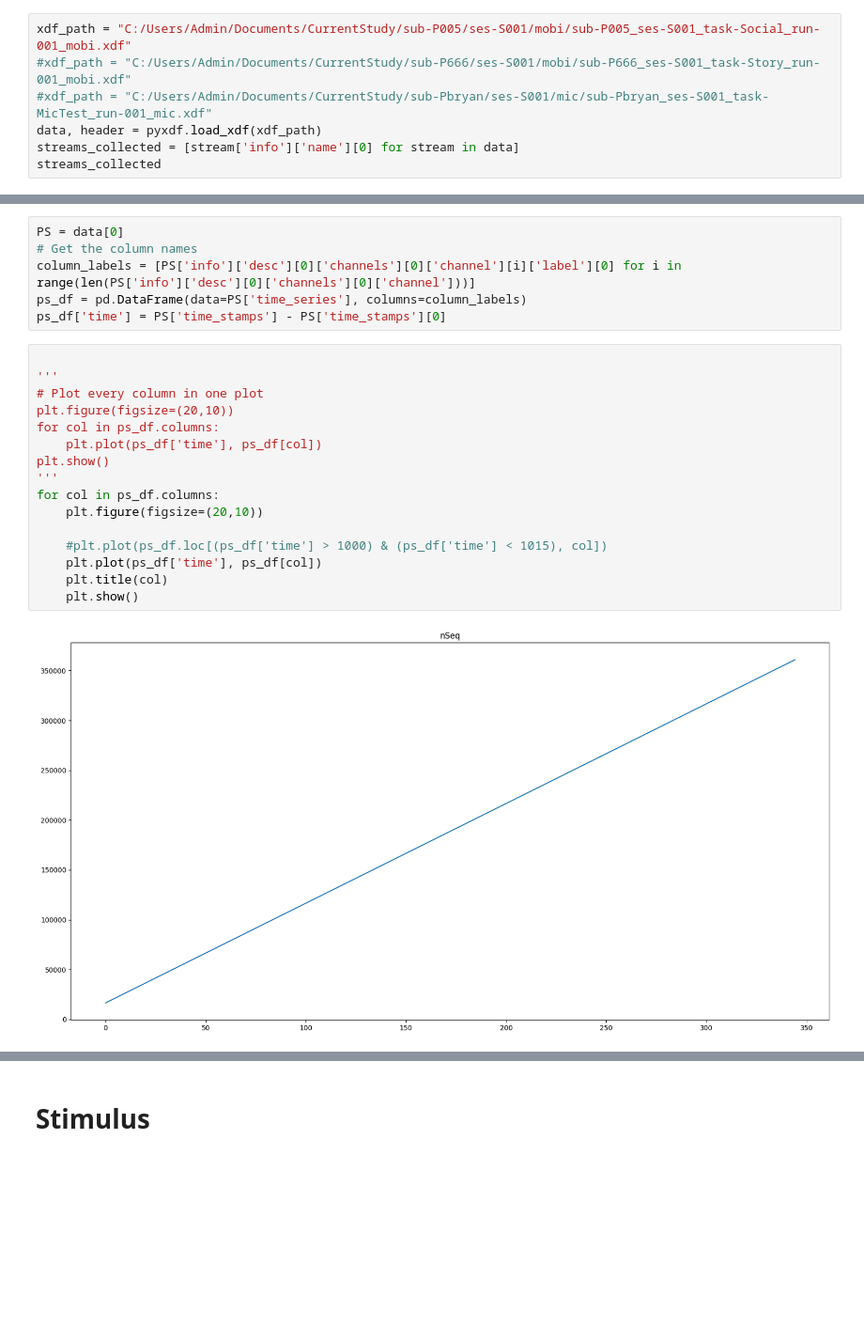
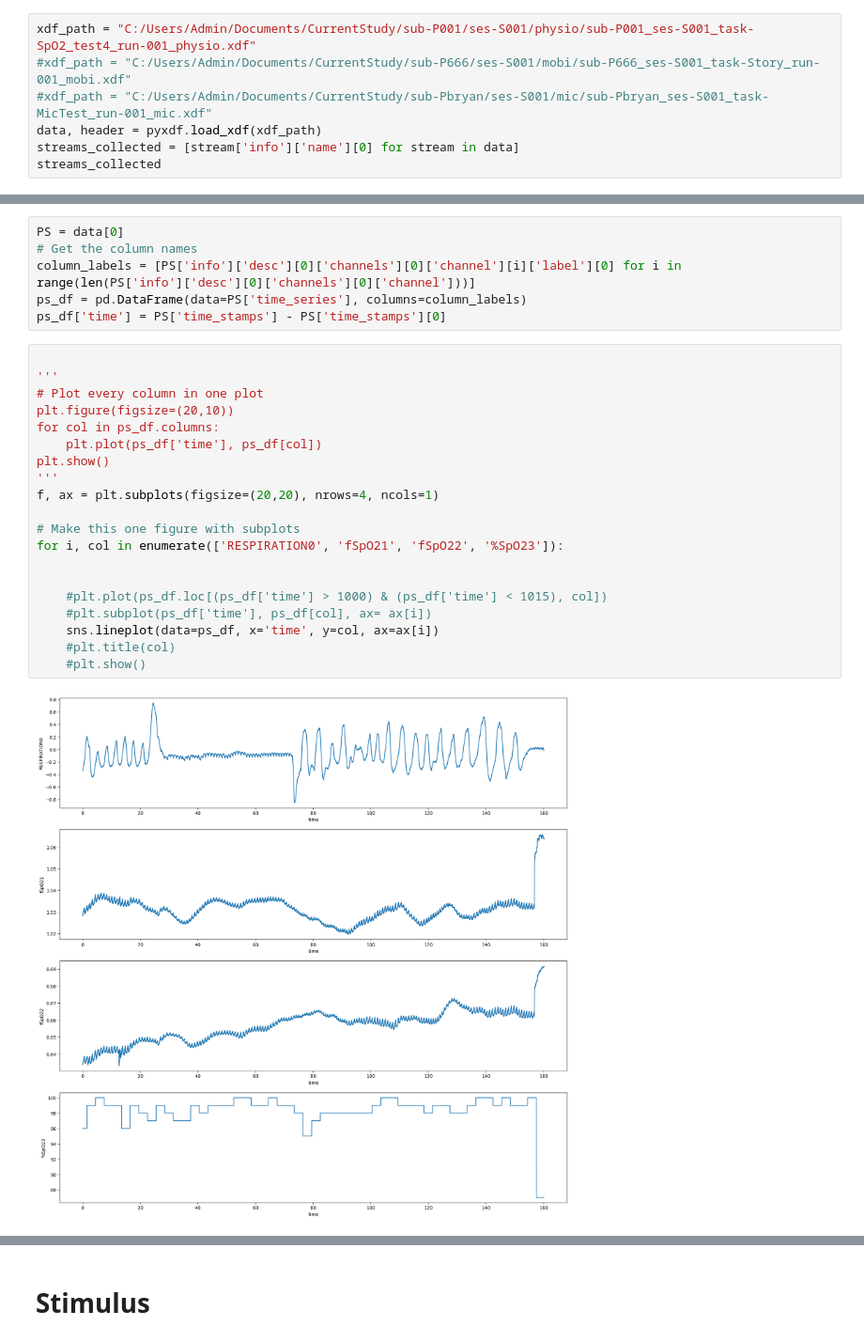
Before and after one commit to BryanGonzalez262/MOBI2024, a Jupyter notebook: CUNY_FACIAL/Code/pilot_check.ipynb, the cells around one changed output, grey strips where cells are left out. Shown at 94% size. Saved outputs shown, nothing was run; the diff lists cells and outputs as text; blank space fills up the shorter version.

Commit message:
did some tests of the SpO2 sensor and added the images to the repo

```diff
--- a/CUNY_FACIAL/Code/pilot_check.ipynb
+++ b/CUNY_FACIAL/Code/pilot_check.ipynb
@@ -13,7 +13,7 @@ import cv2
 # %% [markdown]
 # Load Data
 # %%
-xdf_path = "C:/Users/Admin/Documents/CurrentStudy/sub-P005/ses-S001/mobi/sub-P005_ses-S001_task-Social_run-001_mobi.xdf"
+xdf_path = "C:/Users/Admin/Documents/CurrentStudy/sub-P001/ses-S001/physio/sub-P001_ses-S001_task-SpO2_test4_run-001_physio.xdf"
 #xdf_path = "C:/Users/Admin/Documents/CurrentStudy/sub-P666/ses-S001/mobi/sub-P666_ses-S001_task-Story_run-001_mobi.xdf"
 #xdf_path = "C:/Users/Admin/Documents/CurrentStudy/sub-Pbryan/ses-S001/mic/sub-Pbryan_ses-S001_task-MicTest_run-001_mic.xdf"
 data, header = pyxdf.load_xdf(xdf_path)
@@ -39,18 +32,22 @@ ps_df['time'] = PS['time_stamps'] - PS['time_stamps'][0]
 # %%
 
 '''
 # Plot every column in one plot
 plt.figure(figsize=(20,10))
 for col in ps_df.columns:
     plt.plot(ps_df['time'], ps_df[col])
 plt.show()
 '''
-for col in ps_df.columns:
-    plt.figure(figsize=(20,10))
+f, ax = plt.subplots(figsize=(20,20), nrows=4, ncols=1)
+
+# Make this one figure with subplots
+for i, col in enumerate(['RESPIRATION0', 'fSpO21', 'fSpO22', '%SpO23']):
+
 
     #plt.plot(ps_df.loc[(ps_df['time'] > 1000) & (ps_df['time'] < 1015), col])
-    plt.plot(ps_df['time'], ps_df[col])
-    plt.title(col)
-    plt.show()
+    #plt.subplot(ps_df['time'], ps_df[col], ax= ax[i])
+    sns.lineplot(data=ps_df, x='time', y=col, ax=ax[i])
+    #plt.title(col)
+    #plt.show()
 # %% [output]
-[figure, old version]
+[figure, new version]
```
Also changed, not shown: parts of 8 cells of this notebook, 3 other files.
